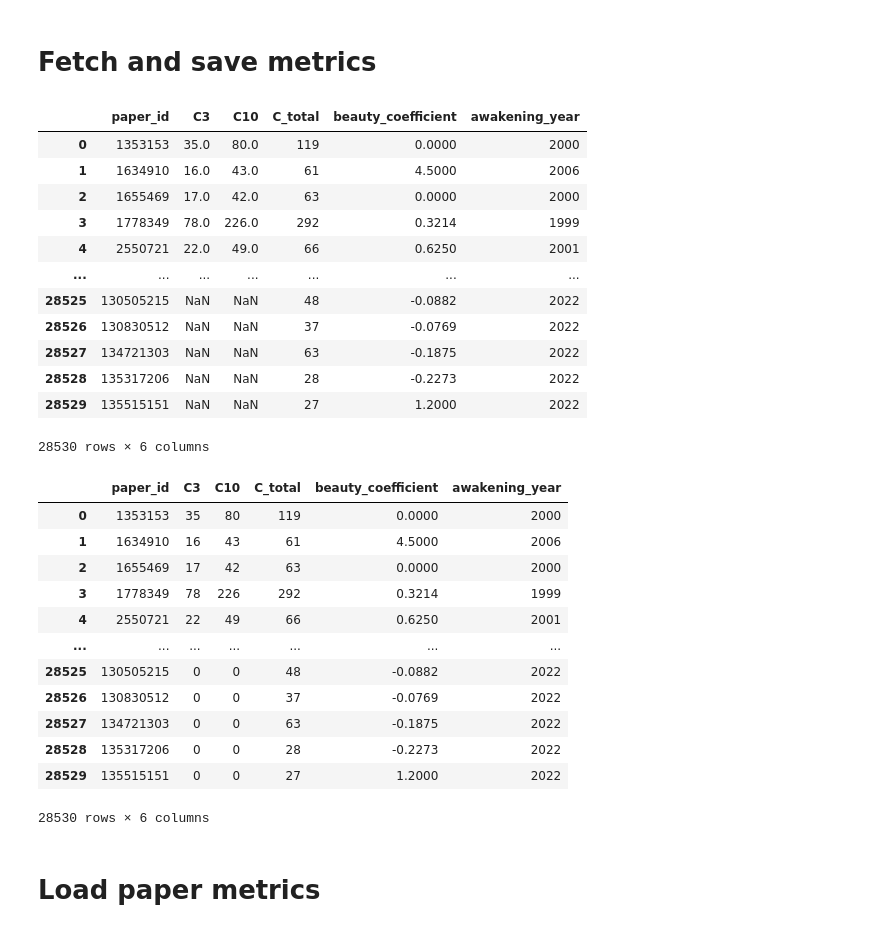
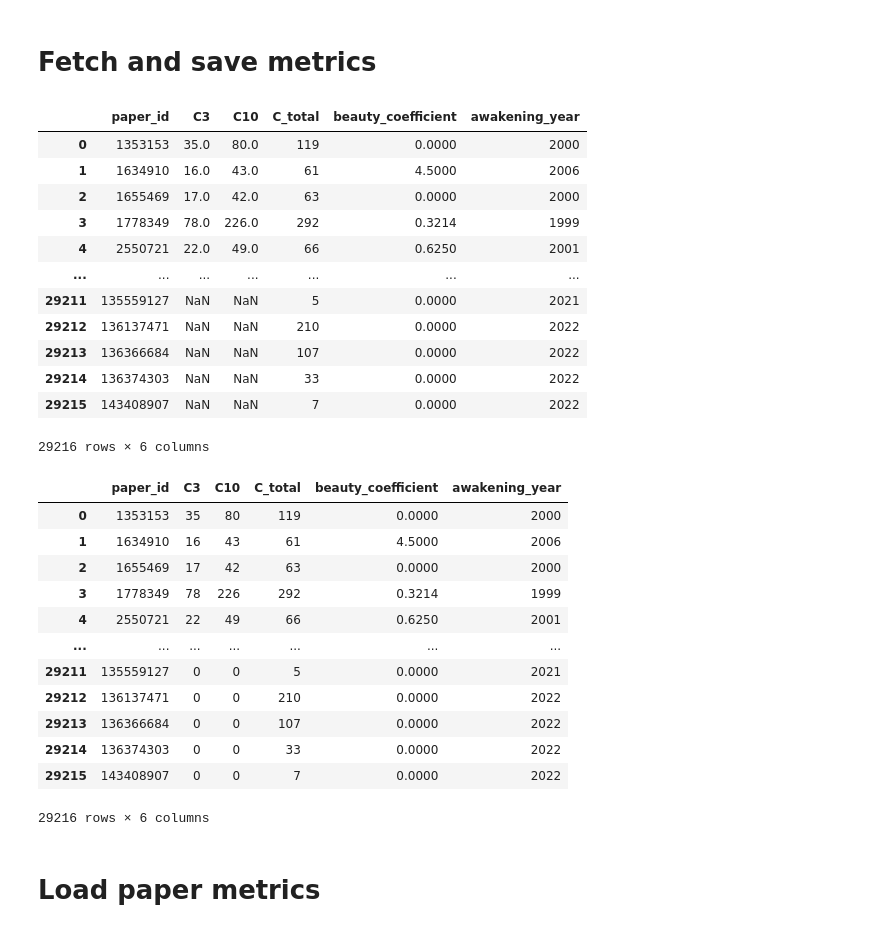
Before and after one commit to netknowledge/LLM_summarization, a Jupyter notebook: bias/citation.ipynb, the cells around one changed output. Cells and saved outputs as stored; diff of their text form; code cells hidden in the pictures.

```diff
--- a/bias/citation.ipynb
+++ b/bias/citation.ipynb
@@ -5,15 +5,16 @@ import pandas as pd
 from pathlib import Path
 home = Path.home()
 
-models = ['gemma3', 'llama4', 'qwq', 'qwen3']
+# models = ['gemma3', 'llama4', 'qwq', 'qwen3']
+models = ['gemma3', 'llama4']
 
 suffixes = None
 # suffixes = '_sent_shuffle'
 # suffixes = '_tail'
 if suffixes is not None:
-    csv_files = [home / f'projects/TLDR/data/paper_html_10.1038/abs_annotation/generated_annotations/{model}_TLDR{suffixes}.txt' for model in models]
+    csv_files = [home / f'projects/TLDR/data/paper_html_10.1038/abs_annotation/generated_annotations/{model}{suffixes}.txt' for model in models]
 else:
-    csv_files = [home / f'projects/TLDR/data/paper_html_10.1038/abs_annotation/generated_annotations/{model}_TLDR.txt' for model in models]
+    csv_files = [home / f'projects/TLDR/data/paper_html_10.1038/abs_annotation/generated_annotations/{model}.txt' for model in models]
 
 df = pd.read_csv(home / 'projects/TLDR/data/paper_html_10.1038/abs_annotation/test.tsv', sep='\t')
 for model, csv_file in zip(models, csv_files):
@@ -42,44 +43,47 @@ df
 # %%
 import pandas as pd
 from sqlalchemy import create_engine
 from tqdm import tqdm
+from dotenv import load_dotenv
+import os
 
-MYSQL_HOST = '144.214.39.113'
-MYSQL_USER = 'key'
-MYSQL_PASS = 'Keydge11'
-MYSQL_DB = 'keydge'
+# Load environment variables from .env file
+load_dotenv()
+
+MYSQL_HOST = os.getenv('MYSQL_HOST')
+MYSQL_USER = os.getenv('MYSQL_USER')
+MYSQL_PASS = os.getenv('MYSQL_PASS')
+MYSQL_DB = os.getenv('MYSQL_DB')
 
 engine = create_engine(f'mysql+pymysql://{MYSQL_USER}:{MYSQL_PASS}@{MYSQL_HOST}/{MYSQL_DB}?charset=utf8mb4')
 
 paper_ids = df['paper_id'].unique().tolist()
 BATCH_SIZE = 500  # 每批查多少条，可调大或调小
 
 results = []
-# 用tqdm显示批次进度和预计完成时间
 for i in tqdm(range(0, len(paper_ids), BATCH_SIZE), desc="Querying titles", unit="batch"):
     batch = paper_ids[i:i+BATCH_SIZE]
     id_str = ','.join(str(int(pid)) for pid in batch)
     sql = f"SELECT paper_id, C3, C10, C_total, beauty_coefficient, awakening_year FROM paper_metrics WHERE paper_id IN ({id_str})"
     batch_df = pd.read_sql(sql, engine)
     results.append(batch_df)
 
-# 合并所有批次的查询结果
 paper_metrics_df = pd.concat(results, ignore_index=True)
 display(paper_metrics_df)
 # %% [output]
 |  | paper_id | C3 | C10 | C_total | beauty_coefficient | awakening_year |
 | 0 | 1353153 | 35.0 | 80.0 | 119 | 0.0000 | 2000 |
 | 1 | 1634910 | 16.0 | 43.0 | 61 | 4.5000 | 2006 |
 | 2 | 1655469 | 17.0 | 42.0 | 63 | 0.0000 | 2000 |
 | 3 | 1778349 | 78.0 | 226.0 | 292 | 0.3214 | 1999 |
 | 4 | 2550721 | 22.0 | 49.0 | 66 | 0.6250 | 2001 |
 | ... | ... | ... | ... | ... | ... | ... |
-| 28525 | 130505215 | NaN | NaN | 48 | -0.0882 | 2022 |
-| 28526 | 130830512 | NaN | NaN | 37 | -0.0769 | 2022 |
-| 28527 | 134721303 | NaN | NaN | 63 | -0.1875 | 2022 |
-| 28528 | 135317206 | NaN | NaN | 28 | -0.2273 | 2022 |
-| 28529 | 135515151 | NaN | NaN | 27 | 1.2000 | 2022 |
+| 29211 | 135559127 | NaN | NaN | 5 | 0.0000 | 2021 |
+| 29212 | 136137471 | NaN | NaN | 210 | 0.0000 | 2022 |
+| 29213 | 136366684 | NaN | NaN | 107 | 0.0000 | 2022 |
+| 29214 | 136374303 | NaN | NaN | 33 | 0.0000 | 2022 |
+| 29215 | 143408907 | NaN | NaN | 7 | 0.0000 | 2022 |
-28530 rows × 6 columns
+29216 rows × 6 columns
 # %%
 paper_metrics_df.fillna(0, inplace=True)
 paper_metrics_df['C3'] = paper_metrics_df['C3'].astype(int)
@@ -95,12 +99,12 @@ paper_metrics_df.to_parquet(home / 'projects/TLDR/data/paper_metrics.parquet', i
 | 3 | 1778349 | 78 | 226 | 292 | 0.3214 | 1999 |
 | 4 | 2550721 | 22 | 49 | 66 | 0.6250 | 2001 |
 | ... | ... | ... | ... | ... | ... | ... |
-| 28525 | 130505215 | 0 | 0 | 48 | -0.0882 | 2022 |
-| 28526 | 130830512 | 0 | 0 | 37 | -0.0769 | 2022 |
-| 28527 | 134721303 | 0 | 0 | 63 | -0.1875 | 2022 |
-| 28528 | 135317206 | 0 | 0 | 28 | -0.2273 | 2022 |
-| 28529 | 135515151 | 0 | 0 | 27 | 1.2000 | 2022 |
+| 29211 | 135559127 | 0 | 0 | 5 | 0.0000 | 2021 |
+| 29212 | 136137471 | 0 | 0 | 210 | 0.0000 | 2022 |
+| 29213 | 136366684 | 0 | 0 | 107 | 0.0000 | 2022 |
+| 29214 | 136374303 | 0 | 0 | 33 | 0.0000 | 2022 |
+| 29215 | 143408907 | 0 | 0 | 7 | 0.0000 | 2022 |
-28530 rows × 6 columns
+29216 rows × 6 columns
 # %% [markdown]
 # Load paper metrics
 # %%
```
Also changed, not shown: parts of 37 cells of this notebook, 7 other files.
